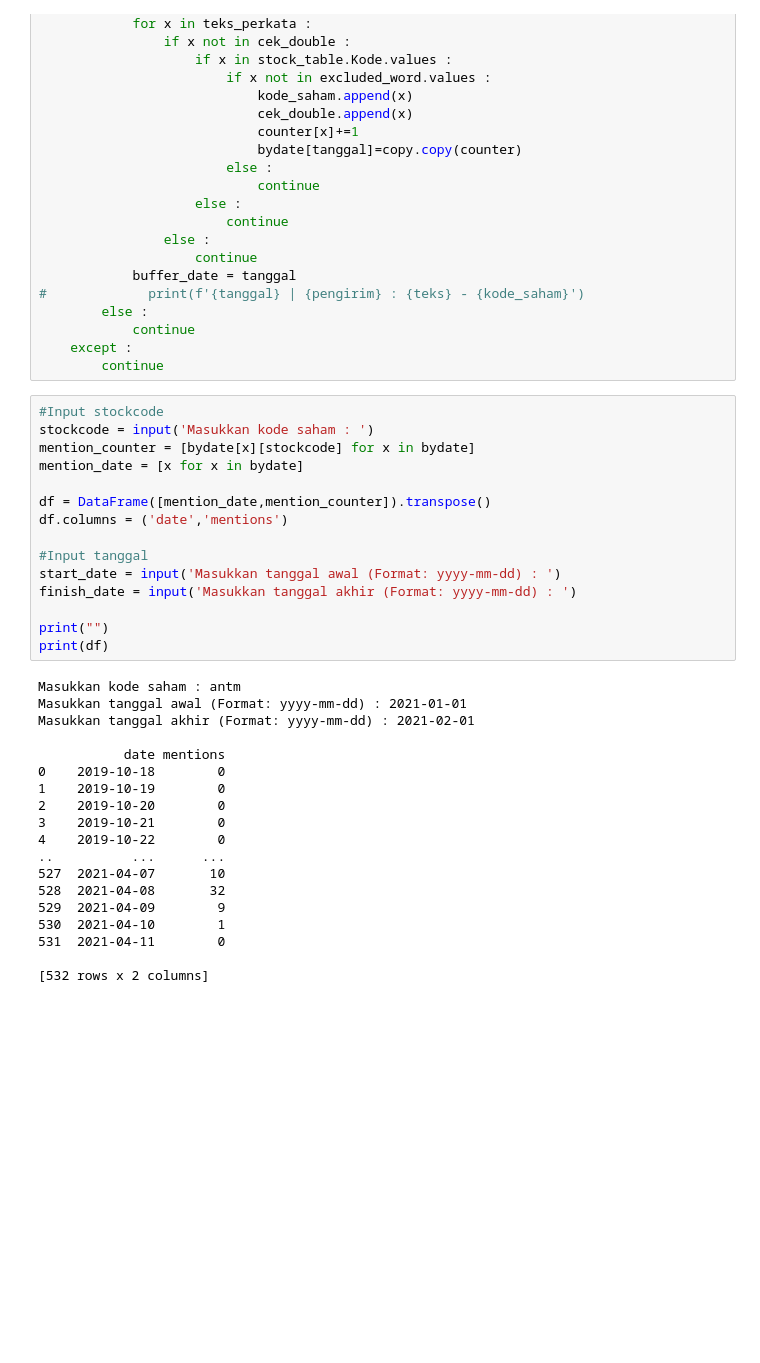
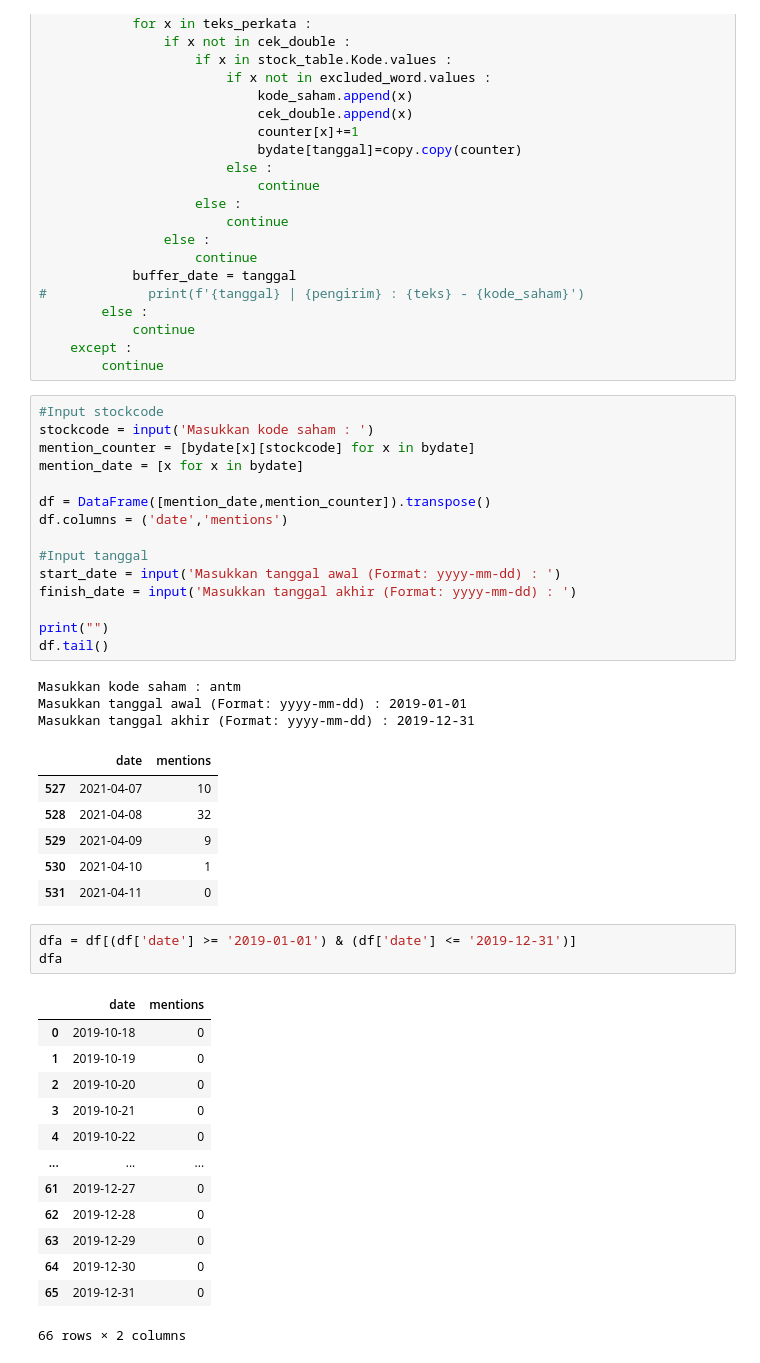
Before and after one commit to mashtree/py_1C-R-project, a Jupyter notebook: Stock Code Extract + Yfinance.ipynb, the cells around one changed output. Cells and saved outputs as stored; diff of their text form; blank space fills up the shorter version.

```diff
--- a/Stock Code Extract + Yfinance.ipynb
+++ b/Stock Code Extract + Yfinance.ipynb
@@ -68,26 +67,34 @@ start_date = input('Masukkan tanggal awal (Format: yyyy-mm-dd) : ')
 finish_date = input('Masukkan tanggal akhir (Format: yyyy-mm-dd) : ')
 
 print("")
-print(df)
+df.tail()
 # %% [output]
 Masukkan kode saham : antm
-Masukkan tanggal awal (Format: yyyy-mm-dd) : 2021-01-01
-Masukkan tanggal akhir (Format: yyyy-mm-dd) : 2021-02-01
-
-           date mentions
-0    2019-10-18        0
-1    2019-10-19        0
-2    2019-10-20        0
-3    2019-10-21        0
-4    2019-10-22        0
-..          ...      ...
-527  2021-04-07       10
-528  2021-04-08       32
-529  2021-04-09        9
-530  2021-04-10        1
-531  2021-04-11        0
-
-[532 rows x 2 columns]
+Masukkan tanggal awal (Format: yyyy-mm-dd) : 2019-01-01
+Masukkan tanggal akhir (Format: yyyy-mm-dd) : 2019-12-31
+|  | date | mentions |
+| 527 | 2021-04-07 | 10 |
+| 528 | 2021-04-08 | 32 |
+| 529 | 2021-04-09 | 9 |
+| 530 | 2021-04-10 | 1 |
+| 531 | 2021-04-11 | 0 |
+# %%
+dfa = df[(df['date'] >= '2019-01-01') & (df['date'] <= '2019-12-31')]
+dfa
+# %% [output]
+|  | date | mentions |
+| 0 | 2019-10-18 | 0 |
+| 1 | 2019-10-19 | 0 |
+| 2 | 2019-10-20 | 0 |
+| 3 | 2019-10-21 | 0 |
+| 4 | 2019-10-22 | 0 |
+| ... | ... | ... |
+| 61 | 2019-12-27 | 0 |
+| 62 | 2019-12-28 | 0 |
+| 63 | 2019-12-29 | 0 |
+| 64 | 2019-12-30 | 0 |
+| 65 | 2019-12-31 | 0 |
+66 rows × 2 columns
 # %%
 #Cek ekstensi .JK di kode saham
 check_stockcode = stockcode.find(".JK")
```
Also changed, not shown: parts of 10 cells of this notebook, 1 other file.
